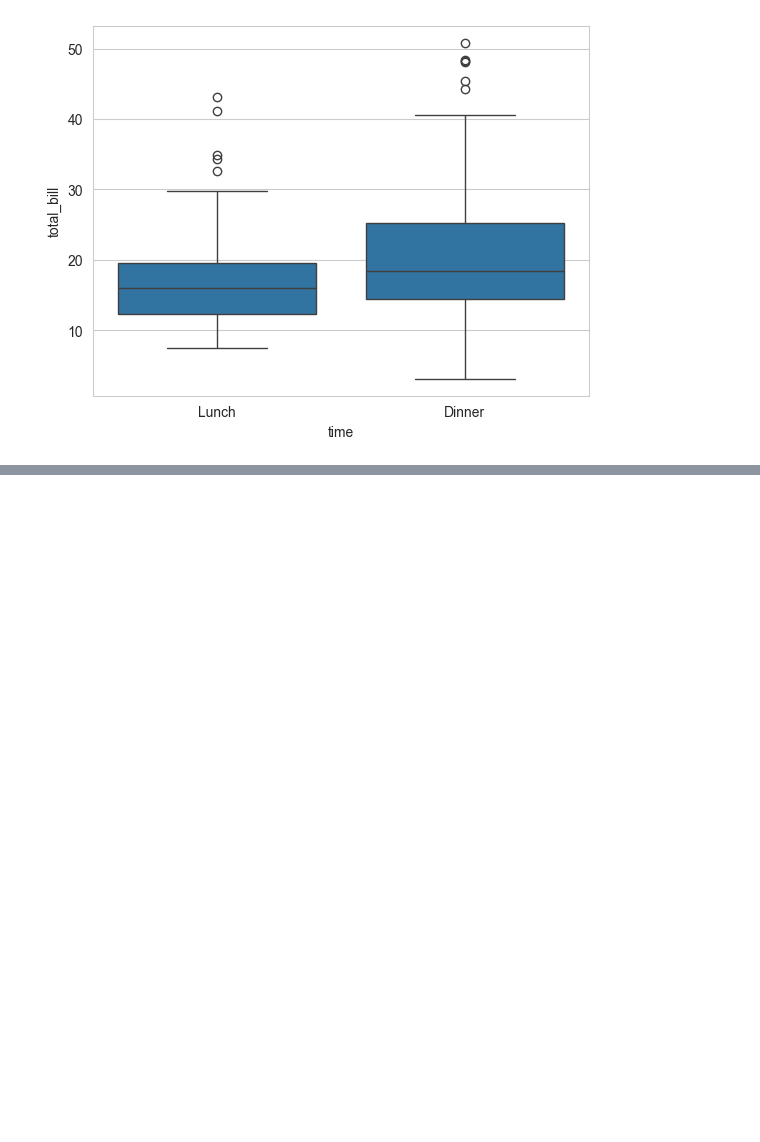
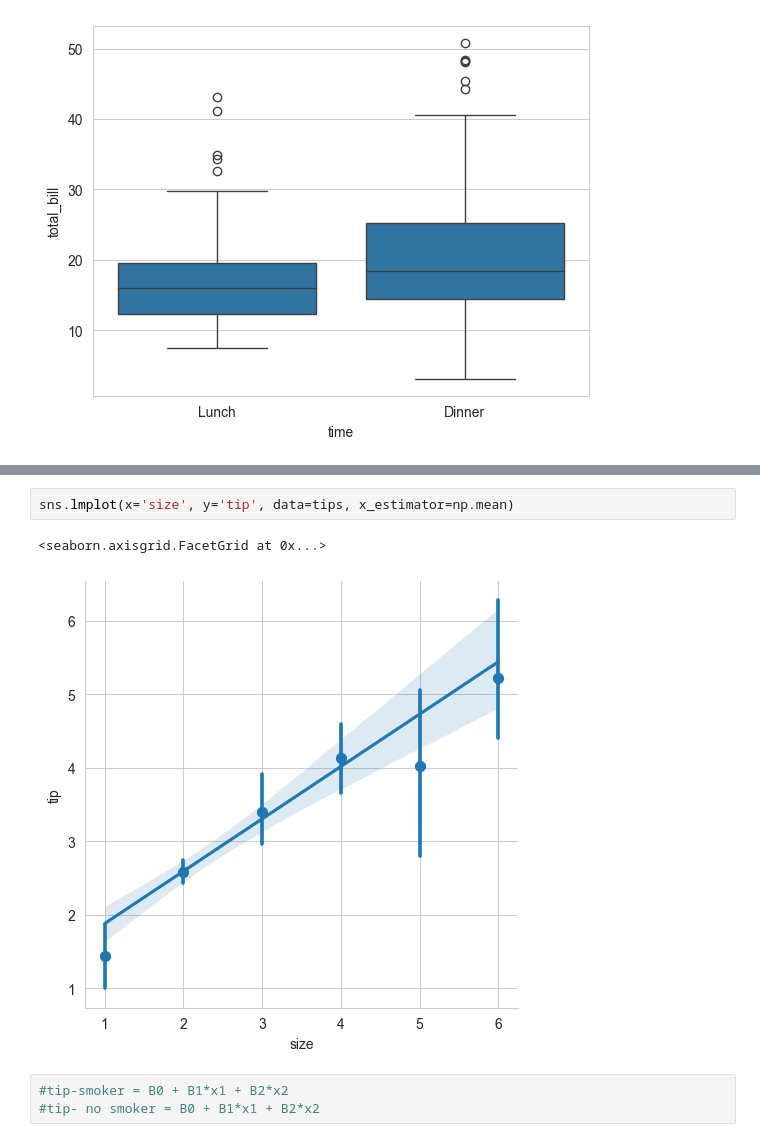
Before and after one commit to Pisa45K/Data_Analysis_Workshops, a Jupyter notebook: Tips.ipynb, the cells around one changed output, grey strips where cells are left out. Saved outputs shown, nothing was run; the diff lists cells and outputs as text; blank space fills up the shorter version.

```diff
--- a/Tips.ipynb
+++ b/Tips.ipynb
@@ -215,0 +234,8 @@ sns.boxplot(x='time', y='total_bill', data=df)
+# %%
+sns.lmplot(x='size', y='tip', data=tips, x_estimator=np.mean)
+# %% [output]
+<seaborn.axisgrid.FacetGrid at 0x...>
+[figure, added]
+# %%
+#tip-smoker = B0 + B1*x1 + B2*x2
+#tip- no smoker = B0 + B1*x1 + B2*x2
```
Also changed, not shown: parts of 14 cells of this notebook.
